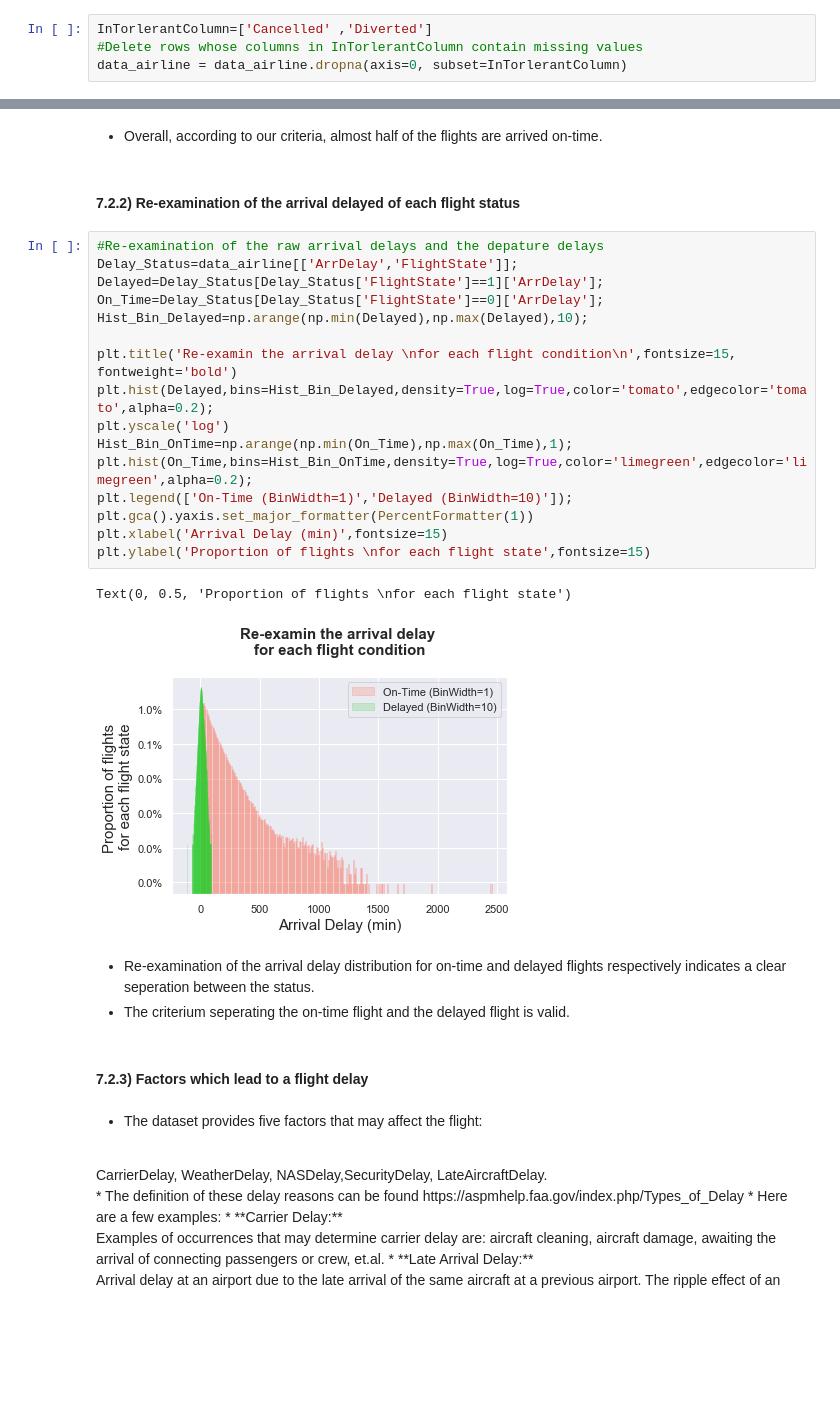
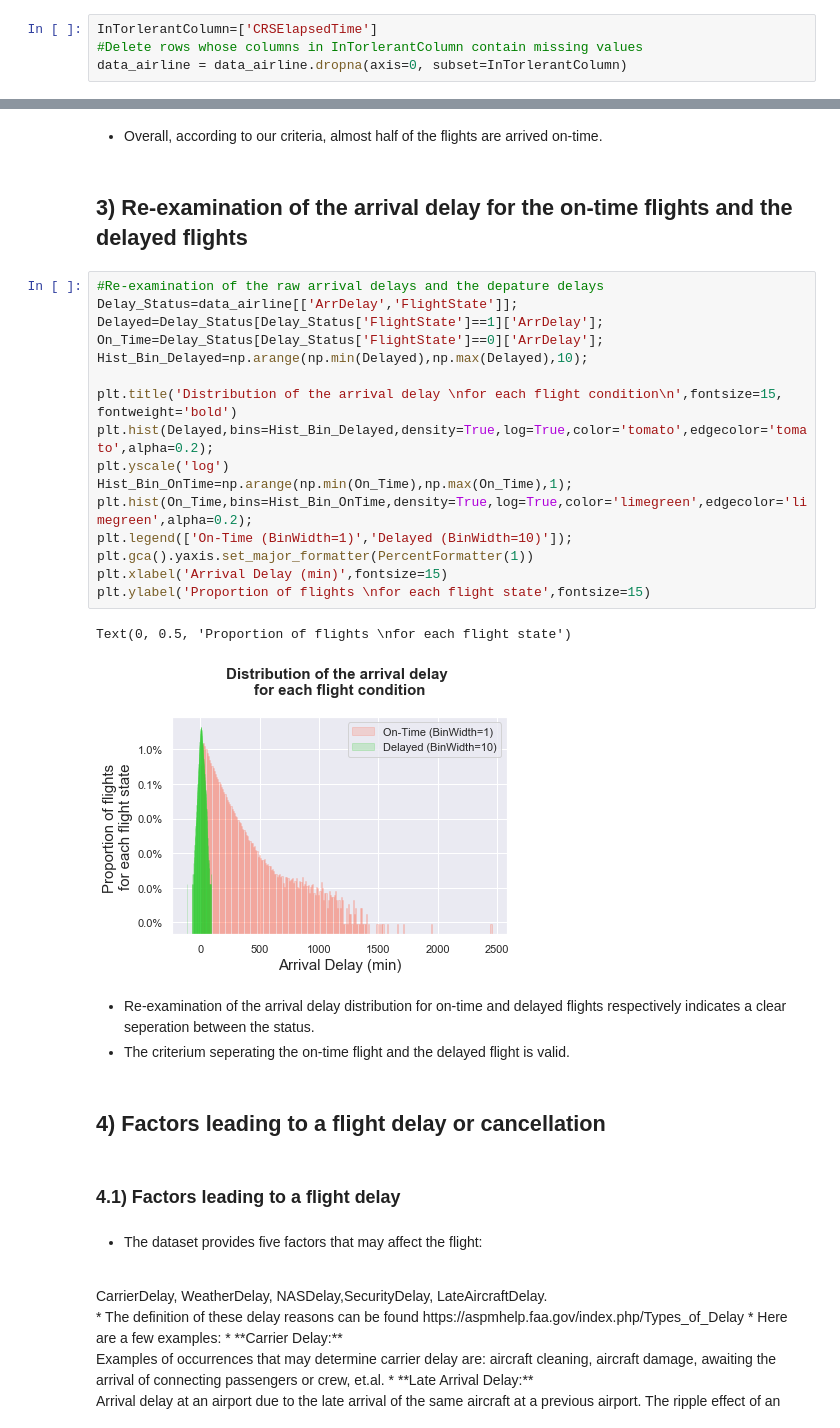
Before and after one commit to Wolfking2015/Final-Project-For-AML, a Jupyter notebook: final-project.ipynb, the cells around one changed output, grey strips where cells are left out. Cells and saved outputs as stored; diff of their text form; blank space fills up the shorter version.

```diff
--- a/final-project.ipynb
+++ b/final-project.ipynb
@@ -200,6 +190,6 @@ PropOfMissingValue.sort_values(by=['Proportion of missing value'],ascending=Fals
 * The following is to remove the rows containing missing values in specific columns.
 # %%
-InTorlerantColumn=['Cancelled' ,'Diverted']
+InTorlerantColumn=['CRSElapsedTime']
 #Delete rows whose columns in InTorlerantColumn contain missing values
 data_airline = data_airline.dropna(axis=0, subset=InTorlerantColumn)
 # %% [markdown]
@@ -454,31 +446,33 @@ plt.gca().add_artist(centre_circle);
 # %% [markdown]
 * Overall, according to our criteria, almost half of the flights are arrived on-time.
 # %% [markdown]
-#### 7.2.2) Re-examination of the arrival delayed of each flight status
+## 3) Re-examination of the arrival delay for the on-time flights and the delayed flights
 # %%
 #Re-examination of the raw arrival delays and the depature delays
 Delay_Status=data_airline[['ArrDelay','FlightState']];
 Delayed=Delay_Status[Delay_Status['FlightState']==1]['ArrDelay'];
 On_Time=Delay_Status[Delay_Status['FlightState']==0]['ArrDelay'];
 Hist_Bin_Delayed=np.arange(np.min(Delayed),np.max(Delayed),10);
 
-plt.title('Re-examin the arrival delay \nfor each flight condition\n',fontsize=15, fontweight='bold')
+plt.title('Distribution of the arrival delay \nfor each flight condition\n',fontsize=15, fontweight='bold')
 plt.hist(Delayed,bins=Hist_Bin_Delayed,density=True,log=True,color='tomato',edgecolor='tomato',alpha=0.2);
 plt.yscale('log')
 Hist_Bin_OnTime=np.arange(np.min(On_Time),np.max(On_Time),1);
 plt.hist(On_Time,bins=Hist_Bin_OnTime,density=True,log=True,color='limegreen',edgecolor='limegreen',alpha=0.2);
 plt.legend(['On-Time (BinWidth=1)','Delayed (BinWidth=10)']);
 plt.gca().yaxis.set_major_formatter(PercentFormatter(1))
 plt.xlabel('Arrival Delay (min)',fontsize=15)
 plt.ylabel('Proportion of flights \nfor each flight state',fontsize=15)
 # %% [output]
 Text(0, 0.5, 'Proportion of flights \nfor each flight state')
-[figure, old version]
+[figure, new version]
 # %% [markdown]
 * Re-examination of the arrival delay distribution for on-time and delayed flights respectively indicates a clear seperation between the status.
 * The criterium seperating the on-time flight and the delayed flight is valid.
+# %% [markdown]
+## 4) Factors leading to a flight delay or cancellation
 # %% [markdown]
-#### 7.2.3) Factors which lead to a flight delay
+### 4.1) Factors leading to a flight delay
 # %% [markdown]
 * The dataset provides five factors that may affect the flight:
 <br>
```
Also changed, not shown: parts of 47 cells of this notebook.
